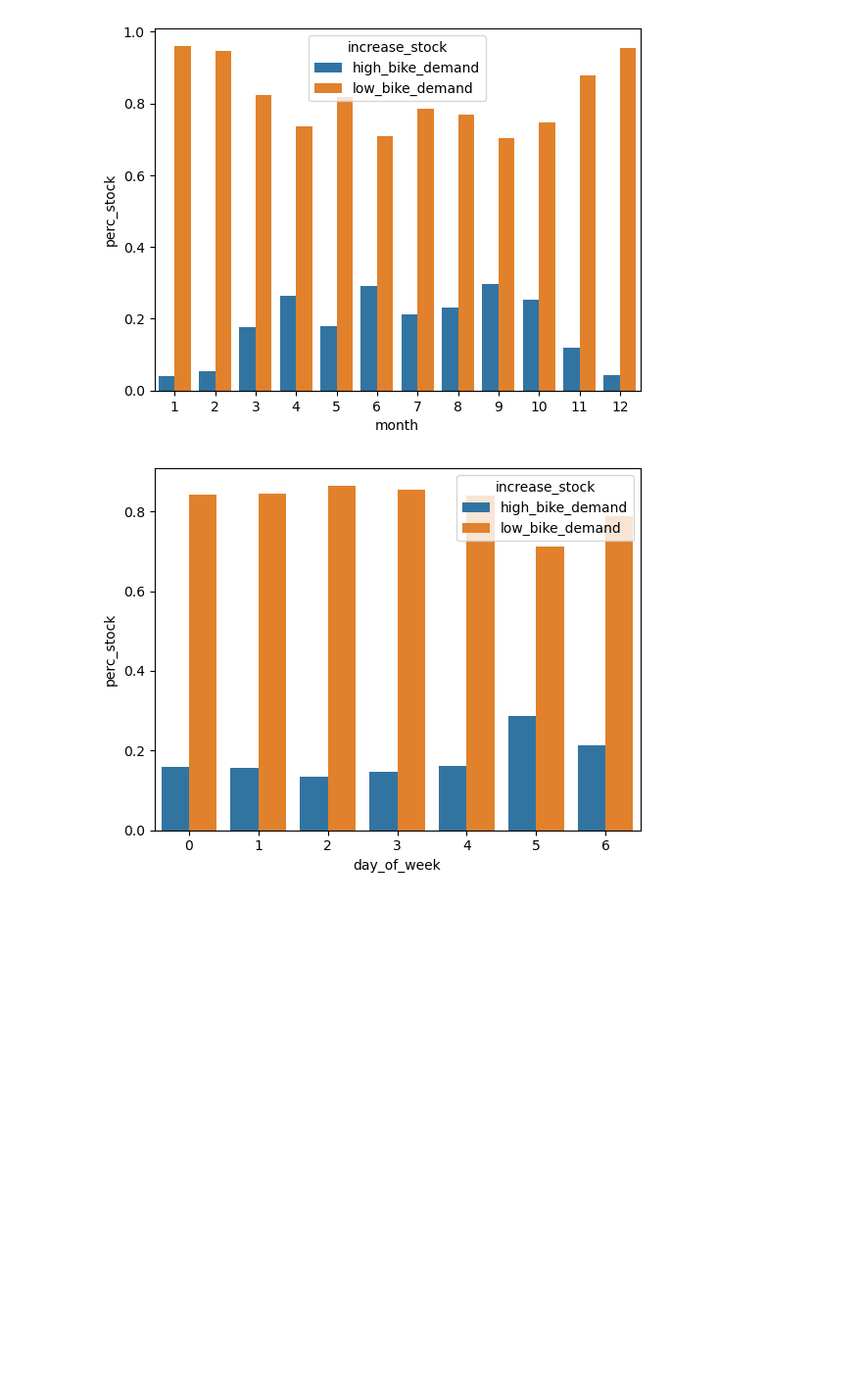
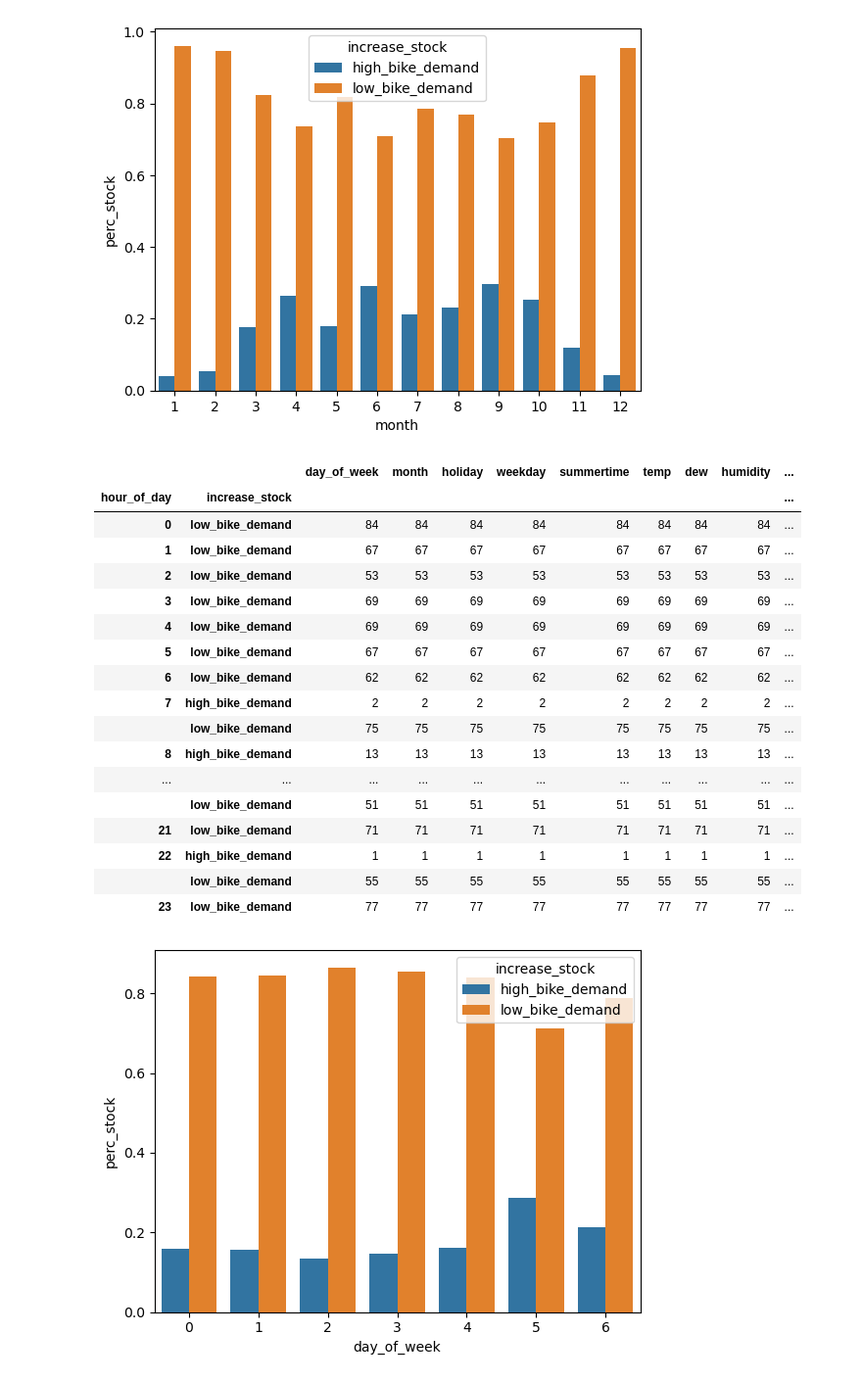
Before and after one commit to vaughankraska/BIKES_SML, a Jupyter notebook: notebooks/es_data_exporation.ipynb, the cells around one changed output. Shown at 98% size. Cells and saved outputs as stored; diff of their text form; code cells hidden in the pictures; blank space fills up the shorter version.

```diff
--- a/notebooks/es_data_exporation.ipynb
+++ b/notebooks/es_data_exporation.ipynb
@@ -94,6 +94,28 @@ df_month["perc_stock"] = df_month["count_stock"] / df_month["count_month"]
 _ = sns.barplot(data = df_month, x="month",y="perc_stock", hue = "increase_stock")
 # %% [output]
 [figure]
+# %%
+data.groupby(by=["hour_of_day","increase_stock"]).count()
+#sns.countplot(data = data, x="summertime", hue = "increase_stock")
+# %% [output]
+|  |  | day_of_week | month | holiday | weekday | summertime | temp | dew | humidity | ... |
+| hour_of_day | increase_stock |  |  |  |  |  |  |  |  | ... |
+| 0 | low_bike_demand | 84 | 84 | 84 | 84 | 84 | 84 | 84 | 84 | ... |
+| 1 | low_bike_demand | 67 | 67 | 67 | 67 | 67 | 67 | 67 | 67 | ... |
+| 2 | low_bike_demand | 53 | 53 | 53 | 53 | 53 | 53 | 53 | 53 | ... |
+| 3 | low_bike_demand | 69 | 69 | 69 | 69 | 69 | 69 | 69 | 69 | ... |
+| 4 | low_bike_demand | 69 | 69 | 69 | 69 | 69 | 69 | 69 | 69 | ... |
+| 5 | low_bike_demand | 67 | 67 | 67 | 67 | 67 | 67 | 67 | 67 | ... |
+| 6 | low_bike_demand | 62 | 62 | 62 | 62 | 62 | 62 | 62 | 62 | ... |
+| 7 | high_bike_demand | 2 | 2 | 2 | 2 | 2 | 2 | 2 | 2 | ... |
+|  | low_bike_demand | 75 | 75 | 75 | 75 | 75 | 75 | 75 | 75 | ... |
+| 8 | high_bike_demand | 13 | 13 | 13 | 13 | 13 | 13 | 13 | 13 | ... |
+| ... | ... | ... | ... | ... | ... | ... | ... | ... | ... | ... |
+|  | low_bike_demand | 51 | 51 | 51 | 51 | 51 | 51 | 51 | 51 | ... |
+| 21 | low_bike_demand | 71 | 71 | 71 | 71 | 71 | 71 | 71 | 71 | ... |
+| 22 | high_bike_demand | 1 | 1 | 1 | 1 | 1 | 1 | 1 | 1 | ... |
+|  | low_bike_demand | 55 | 55 | 55 | 55 | 55 | 55 | 55 | 55 | ... |
+| 23 | low_bike_demand | 77 | 77 | 77 | 77 | 77 | 77 | 77 | 77 | ... |
 # %%
 # Percentage of high/low bike demand day of the week
 df_weekday = data_time.groupby(['day_of_week', "increase_stock"]).count().reset_index().drop(columns =["month"])
```
Also changed, not shown: 1 other file.
